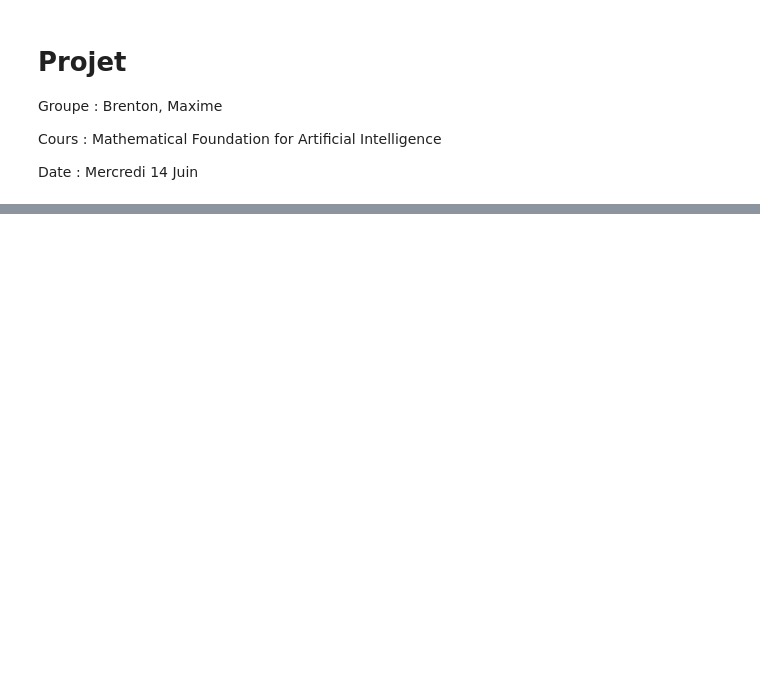
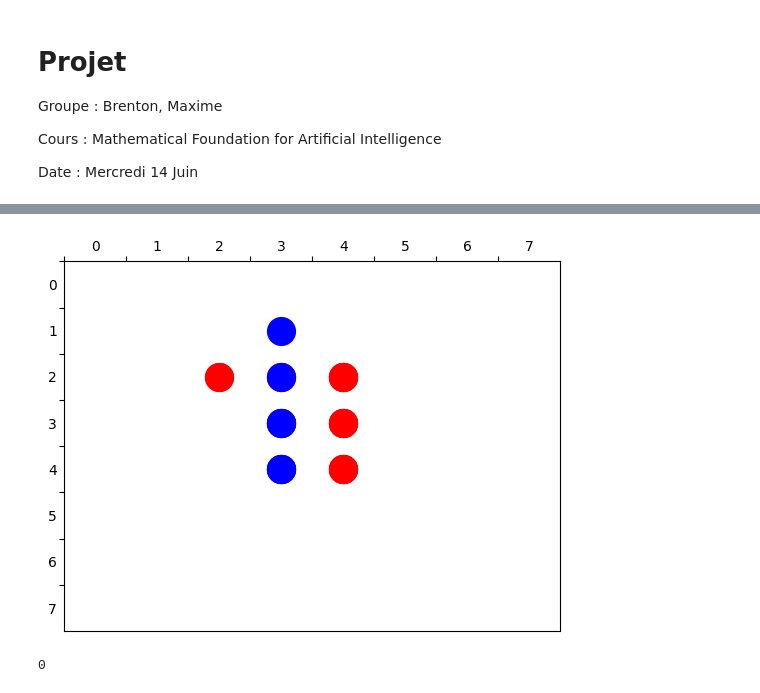
Before and after one commit to Languisher/Projects-2023, a Jupyter notebook: IA0614/00.ipynb, the cells around one changed output, grey strips where cells are left out. Saved outputs shown, nothing was run; the diff lists cells and outputs as text; code cells hidden in the pictures; blank space fills up the shorter version.

```diff
--- a/IA0614/00.ipynb
+++ b/IA0614/00.ipynb
@@ -39,0 +138,39 @@ def tracerPlateau(A):
+# %%
+def joue(A, c, x, y):
+    A = A.copy()
+    coup = [x, y]
+    if coup in judge_valide(A, c)[0]:
+        A = plateau_changes(A, c, coup, judge_valide(A, c)[1][judge_valide(A, c)[0].index(coup)])
+        # judge_valide(A, c)[1] = possible_steps_changes
+
+        tracerPlateau(A)
+
+    return A
+
+A = init_plateau()
+A = joue(A, 1, 2, 4)
+A = joue(A, -1, 2, 3)
+A = joue(A, 1, 2, 2)
+A = joue(A, -1, 1, 3)
+# %% [output]
+[figure, added]
+# %%
+def score(A):
+    """Calcule le score d'un plateau de jeu.
+
+    Args:
+        A (np.array): plateau de jeu.
+
+    Returns:
+        int: score du plateau de jeu.
+    """
+
+    n, m = A.shape
+
+    N = np.array([[i, j] for i in range(n) for j in range(m) if A[i, j] == 1])
+    B = np.array([[i, j] for i in range(n) for j in range(m) if A[i, j] == -1])
+    return N.shape[0] - B.shape[0]
+
+score(A)
+# %% [output]
+0
```
Also changed, not shown: parts of 12 cells of this notebook, 15 other files.
